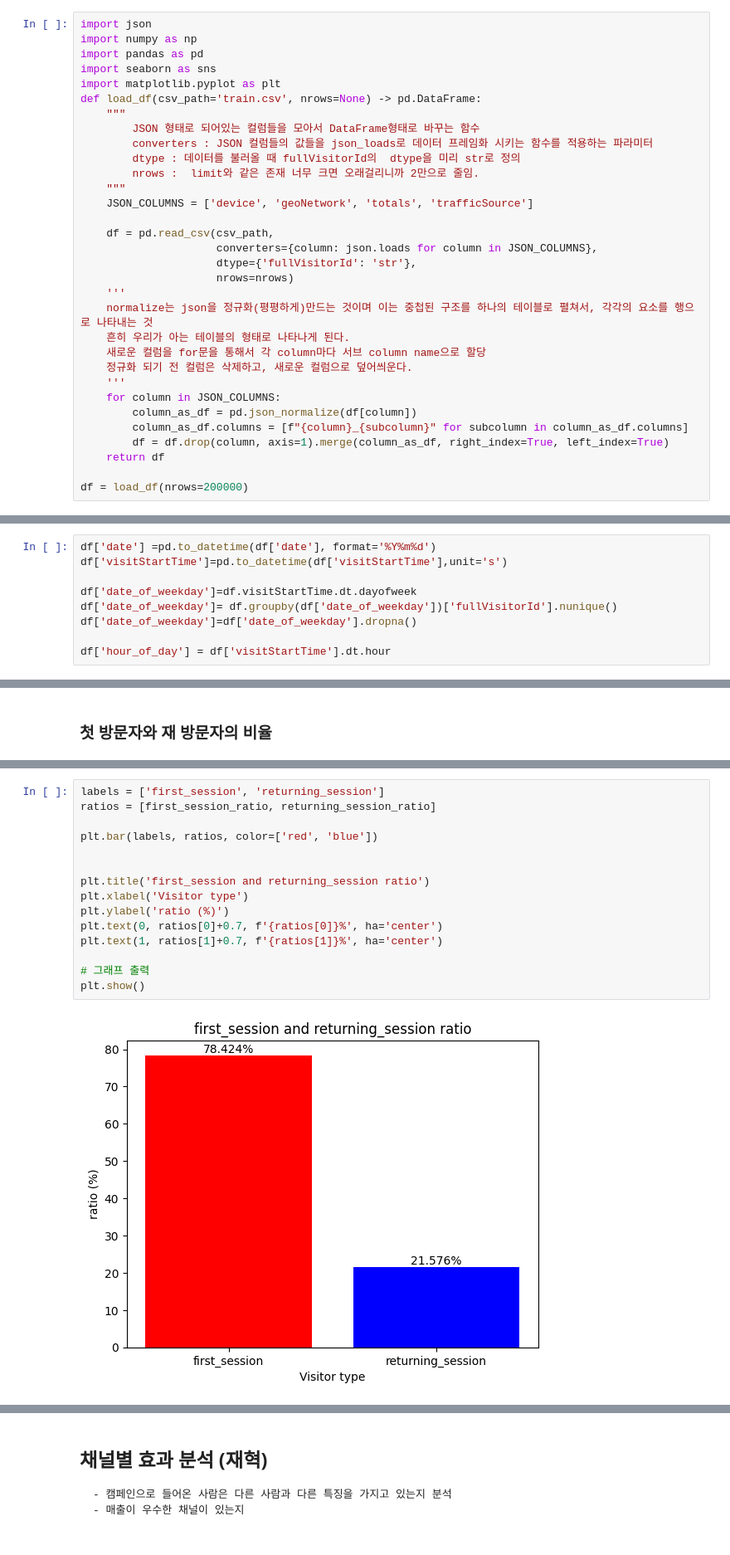
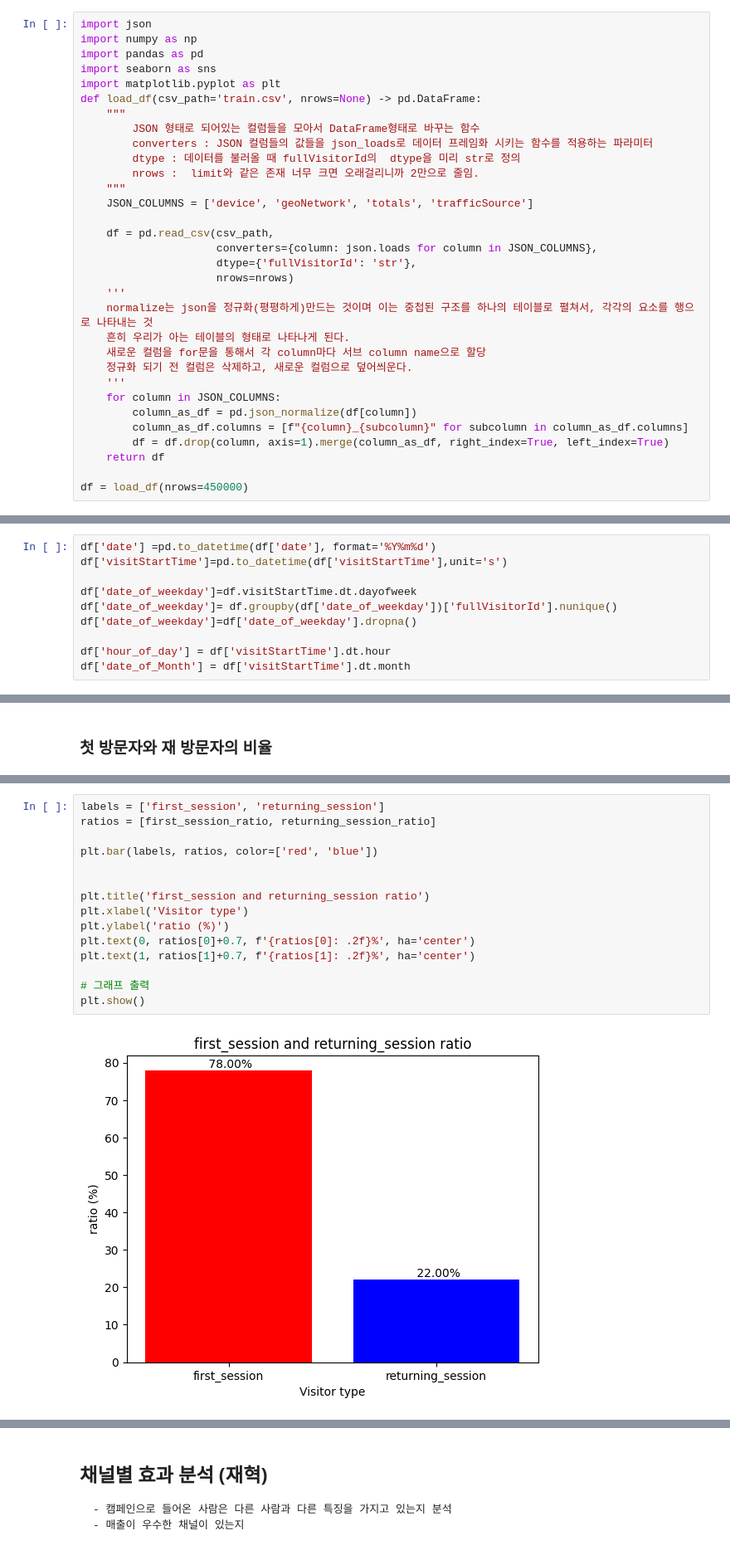
Before and after one commit to eju1019/ipark, a Jupyter notebook: projcet.ipynb, the cells around one changed output, grey strips where cells are left out. Shown at 83% size. Drawn from its saved outputs; the diff is of its cells as text.

```diff
--- a/projcet.ipynb
+++ b/projcet.ipynb
@@ -29,7 +29,7 @@ def load_df(csv_path='train.csv', nrows=None) -> pd.DataFrame:
         df = df.drop(column, axis=1).merge(column_as_df, right_index=True, left_index=True)
     return df
 
-df = load_df(nrows=200000)
+df = load_df(nrows=450000)
 # %% [markdown]
 ## DROP
 # %%
@@ -103,6 +103,7 @@ df['date_of_weekday']= df.groupby(df['date_of_weekday'])['fullVisitorId'].nuniqu
 df['date_of_weekday']=df['date_of_weekday'].dropna()
 
 df['hour_of_day'] = df['visitStartTime'].dt.hour
+df['date_of_Month'] = df['visitStartTime'].dt.month
 # %% [markdown]
 ### Revenue
 # %%
@@ -167,17 +159,17 @@ print(f"재방문자의 비율: {returning_session_ratio :.2f}%")
 # %%
 labels = ['first_session', 'returning_session']
 ratios = [first_session_ratio, returning_session_ratio]
 
 plt.bar(labels, ratios, color=['red', 'blue'])
 
 
 plt.title('first_session and returning_session ratio')
 plt.xlabel('Visitor type')
 plt.ylabel('ratio (%)')
-plt.text(0, ratios[0]+0.7, f'{ratios[0]}%', ha='center')
-plt.text(1, ratios[1]+0.7, f'{ratios[1]}%', ha='center')
+plt.text(0, ratios[0]+0.7, f'{ratios[0]: .2f}%', ha='center')
+plt.text(1, ratios[1]+0.7, f'{ratios[1]: .2f}%', ha='center')
 
 # 그래프 출력
 plt.show()
 # %% [output]
-[figure, old version]
+[figure, new version]
```
Also changed, not shown: parts of 23 cells of this notebook.
